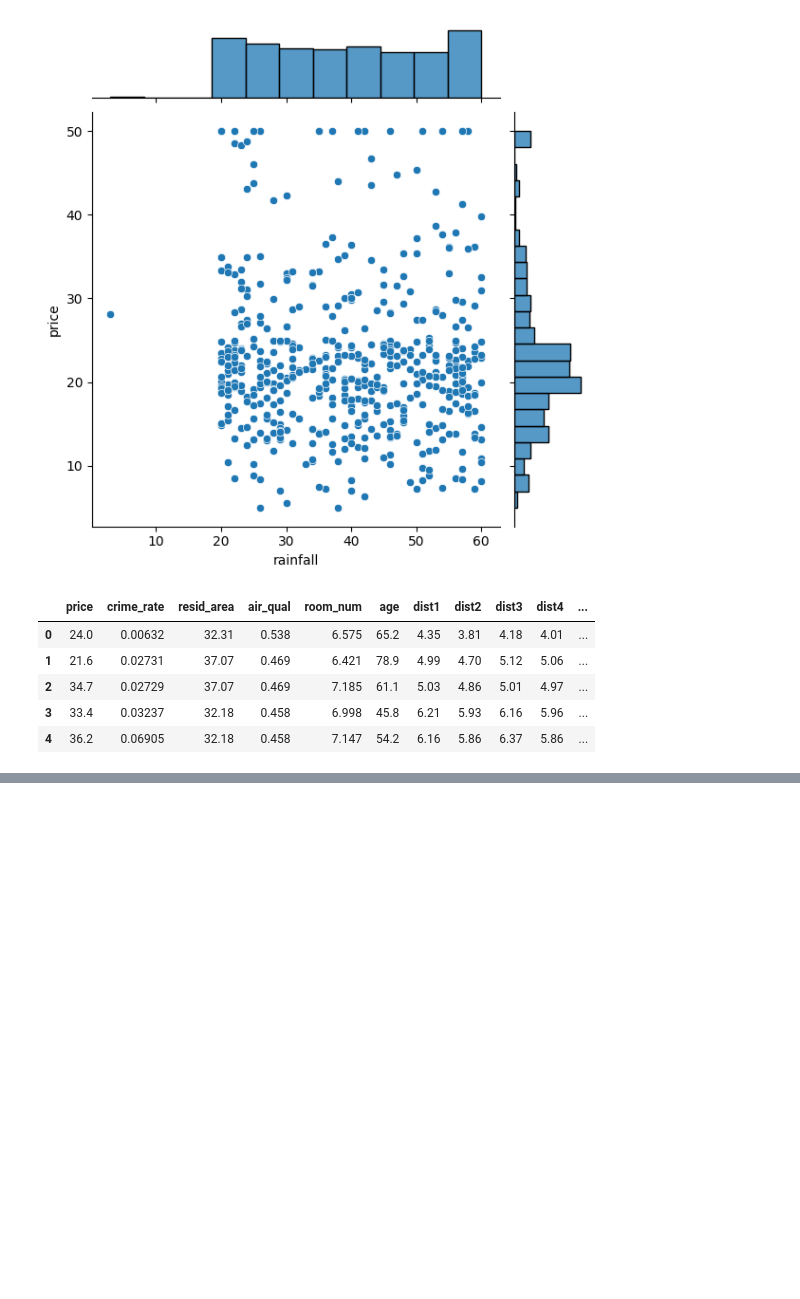
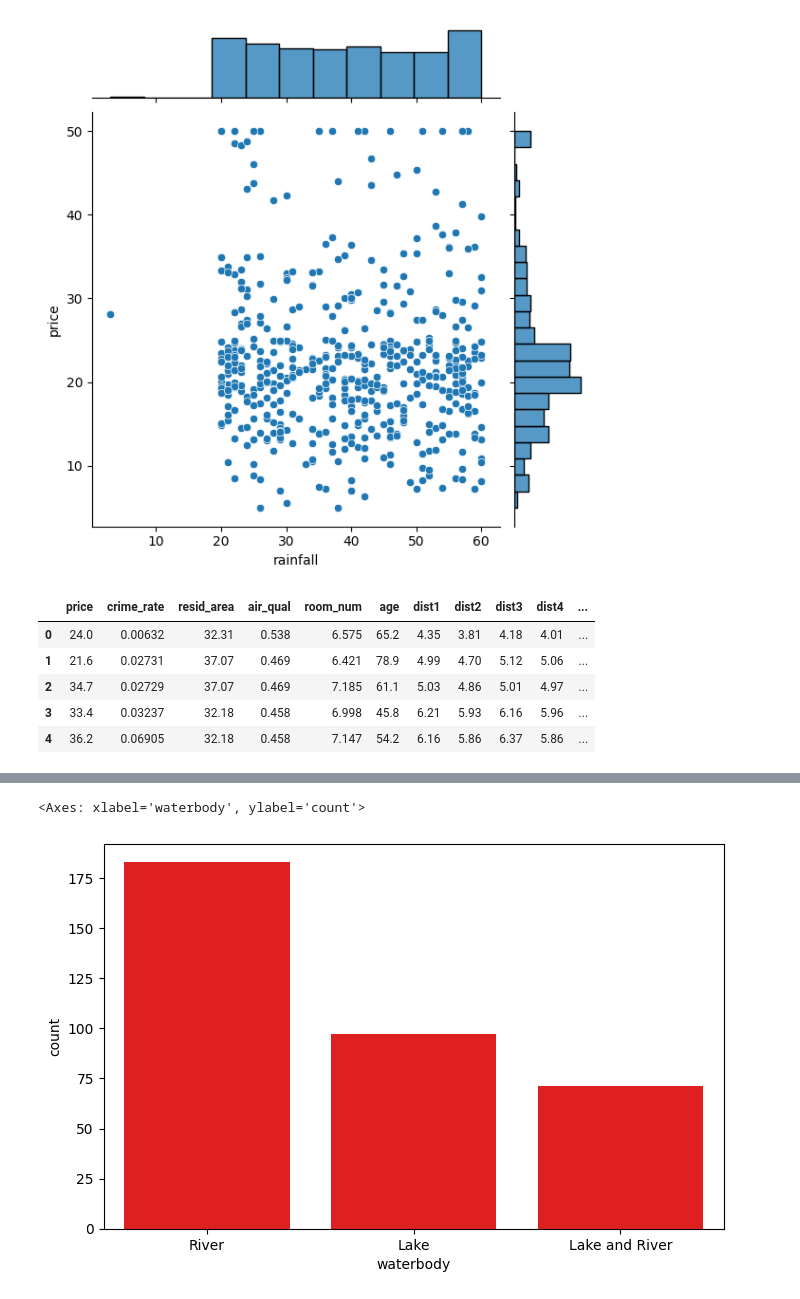
Before and after one commit to Fauzan555/House_price_prediction, a Jupyter notebook: House_pridict.ipynb, the cells around one changed output, grey strips where cells are left out. Cells and saved outputs as stored; diff of their text form; code cells hidden in the pictures; blank space fills up the shorter version.

Commit message:
analyzing house_price_data

```diff
--- a/House_pridict.ipynb
+++ b/House_pridict.ipynb
@@ -57,0 +60,6 @@ sns.countplot(x="airport",data=df)
+# %%
+plt.figure(figsize=(8, 5))
+sns.countplot(x="waterbody",data=df,color="red")
+# %% [output]
+<Axes: xlabel='waterbody', ylabel='count'>
+[figure, added]
```
Also changed, not shown: parts of 2 cells of this notebook.
